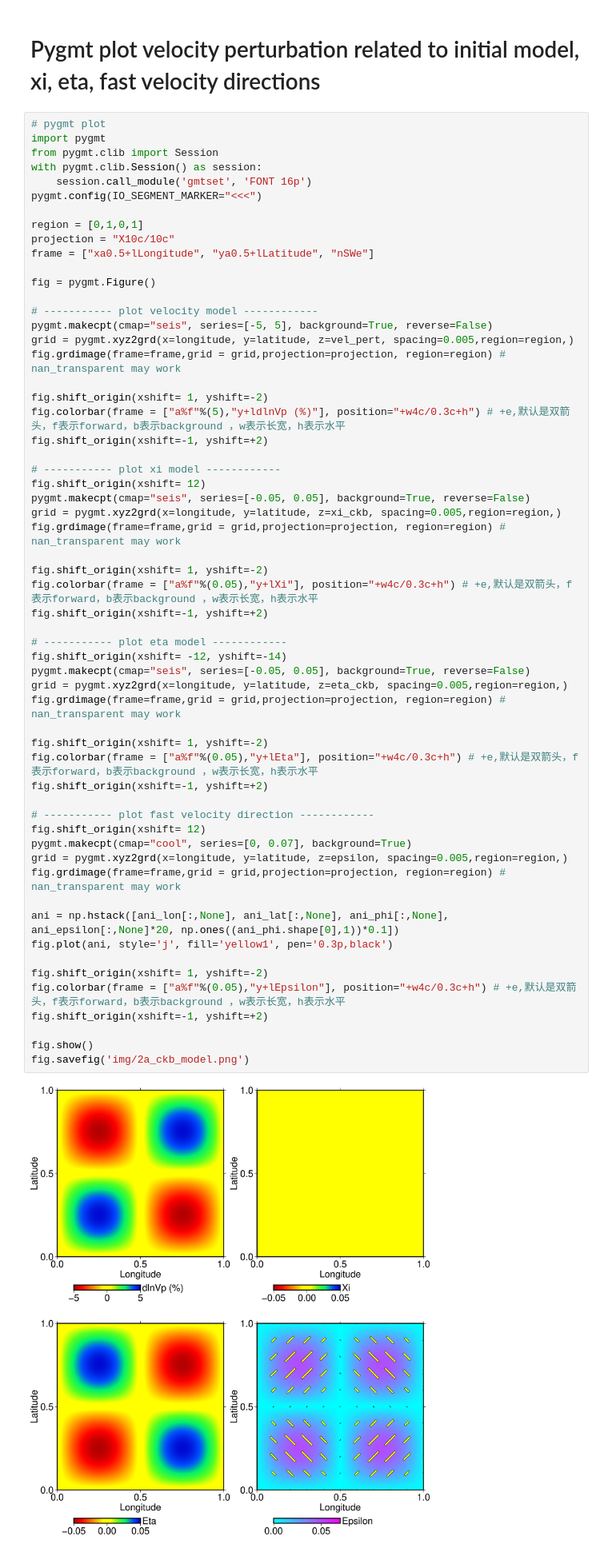
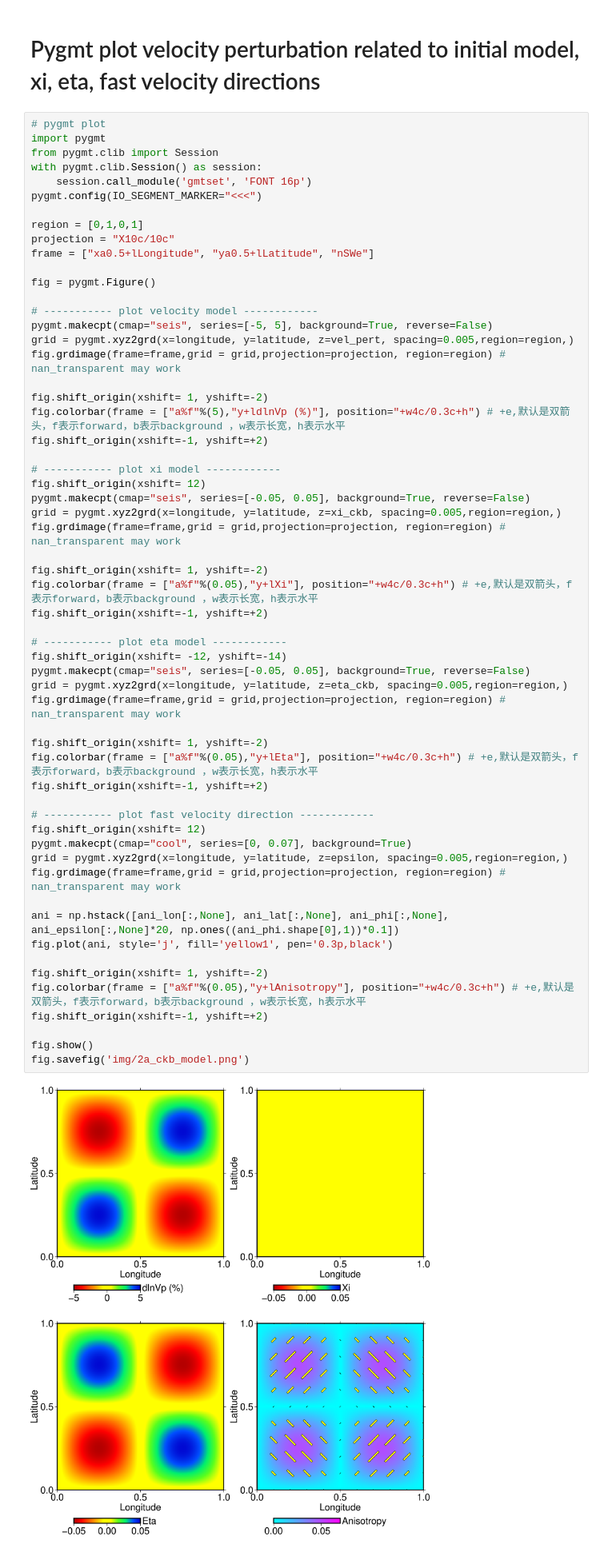
Before and after one commit to mnagaso/TomoATT, a Jupyter notebook: examples/1_output_visualization/P2_plot_dv_xi_eta_FVD.ipynb, the cells around one changed output. Shown: that part at 80% size. Saved outputs shown, nothing was run; the diff lists cells and outputs as text.

Commit message:
update example1 for output visualization using pytomoatt

```diff
--- a/examples/1_output_visualization/P2_plot_dv_xi_eta_FVD.ipynb
+++ b/examples/1_output_visualization/P2_plot_dv_xi_eta_FVD.ipynb
@@ -73,32 +73,32 @@ fig.grdimage(frame=frame,grid = grid,projection=projection, region=region) # nan
 
 fig.shift_origin(xshift= 1, yshift=-2)
 fig.colorbar(frame = ["a%f"%(0.05),"y+lXi"], position="+w4c/0.3c+h") # +e,默认是双箭头，f表示forward，b表示background ，w表示长宽，h表示水平
 fig.shift_origin(xshift=-1, yshift=+2)
 
 # ----------- plot eta model ------------
 fig.shift_origin(xshift= -12, yshift=-14)
 pygmt.makecpt(cmap="seis", series=[-0.05, 0.05], background=True, reverse=False)
 grid = pygmt.xyz2grd(x=longitude, y=latitude, z=eta_ckb, spacing=0.005,region=region,)
 fig.grdimage(frame=frame,grid = grid,projection=projection, region=region) # nan_transparent may work
 
 fig.shift_origin(xshift= 1, yshift=-2)
 fig.colorbar(frame = ["a%f"%(0.05),"y+lEta"], position="+w4c/0.3c+h") # +e,默认是双箭头，f表示forward，b表示background ，w表示长宽，h表示水平
 fig.shift_origin(xshift=-1, yshift=+2)
 
 # ----------- plot fast velocity direction ------------
 fig.shift_origin(xshift= 12)
 pygmt.makecpt(cmap="cool", series=[0, 0.07], background=True)
 grid = pygmt.xyz2grd(x=longitude, y=latitude, z=epsilon, spacing=0.005,region=region,)
 fig.grdimage(frame=frame,grid = grid,projection=projection, region=region) # nan_transparent may work
 
 ani = np.hstack([ani_lon[:,None], ani_lat[:,None], ani_phi[:,None], ani_epsilon[:,None]*20, np.ones((ani_phi.shape[0],1))*0.1])
 fig.plot(ani, style='j', fill='yellow1', pen='0.3p,black')
 
 fig.shift_origin(xshift= 1, yshift=-2)
-fig.colorbar(frame = ["a%f"%(0.05),"y+lEpsilon"], position="+w4c/0.3c+h") # +e,默认是双箭头，f表示forward，b表示background ，w表示长宽，h表示水平
+fig.colorbar(frame = ["a%f"%(0.05),"y+lAnisotropy"], position="+w4c/0.3c+h") # +e,默认是双箭头，f表示forward，b表示background ，w表示长宽，h表示水平
 fig.shift_origin(xshift=-1, yshift=+2)
 
 fig.show()
 fig.savefig('img/2a_ckb_model.png')
 # %% [output]
-[figure, old version]
+[figure, new version]
```
Also changed, not shown: 17 other files.
